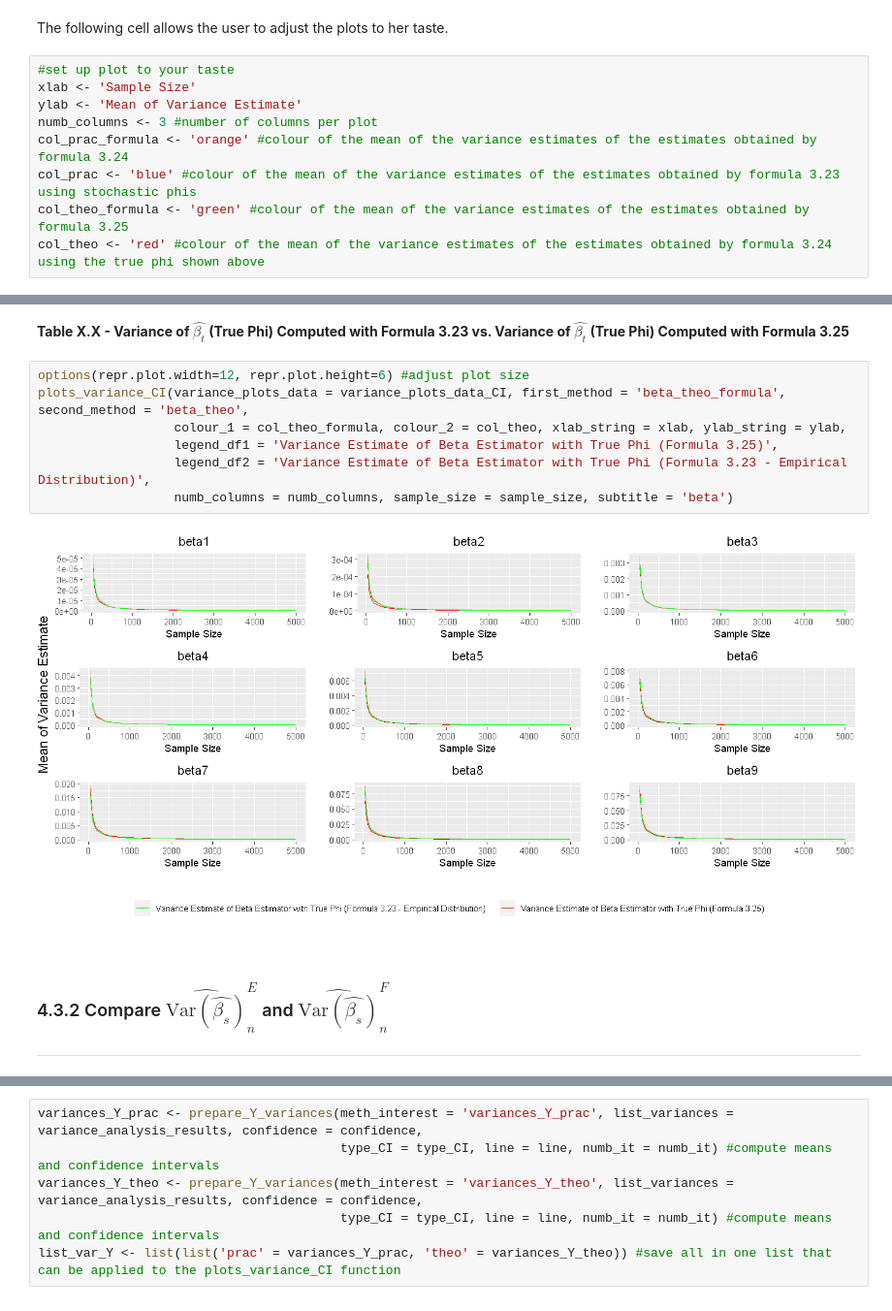
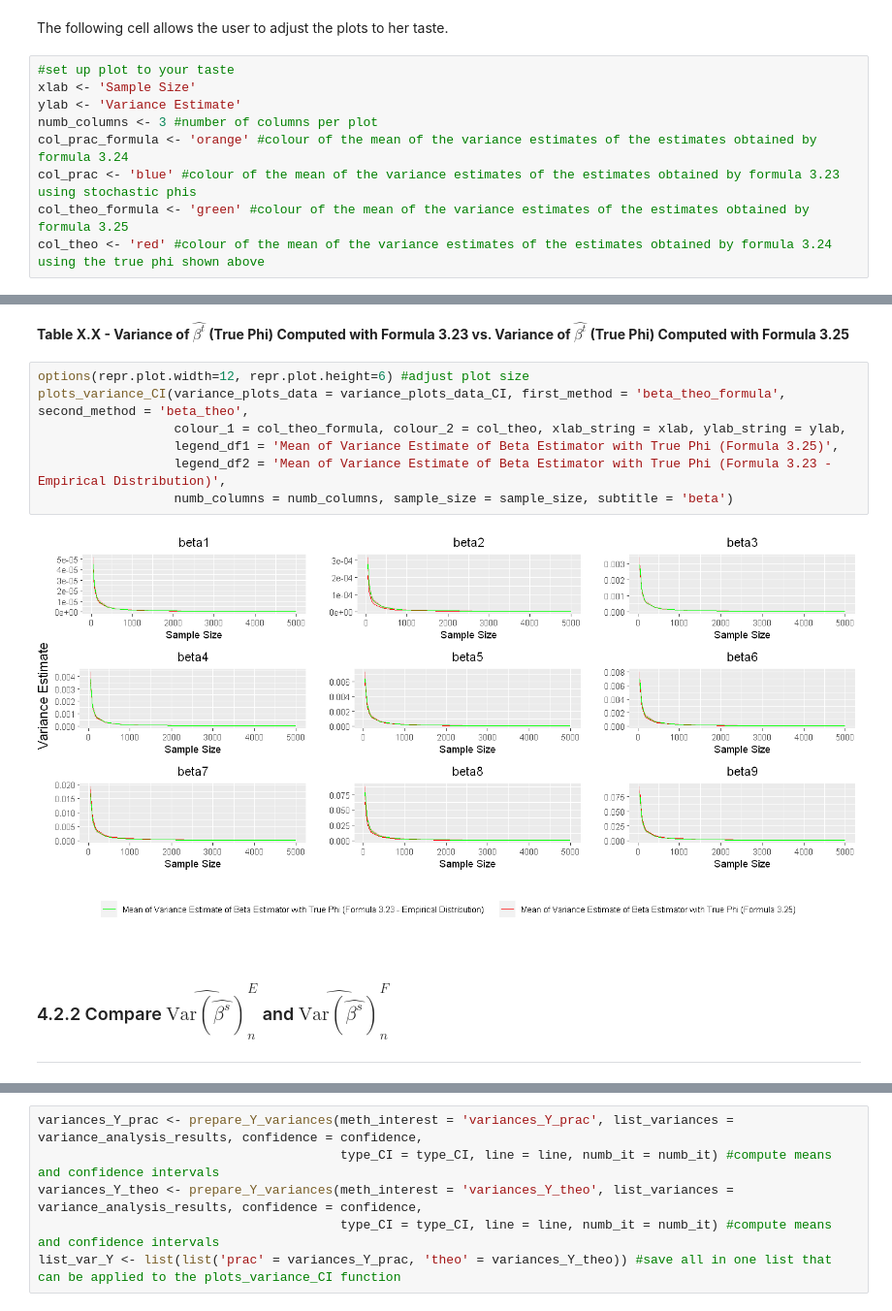
Before and after one commit to manuhuth/PCR-Parameter-Variance-Analysis, a Jupyter notebook: Notebooks/6Simulation.ipynb, the cells around one changed output, grey strips where cells are left out. Shown at 97% size. Drawn from its saved outputs; the diff is of its cells as text.

```diff
--- a/Notebooks/6Simulation.ipynb
+++ b/Notebooks/6Simulation.ipynb
@@ -159,7 +120,7 @@ The following cell allows the user to adjust the plots to her taste.
 # %%
 #set up plot to your taste
 xlab <- 'Sample Size'
-ylab <- 'Mean of Variance Estimate'
+ylab <- 'Variance Estimate'
 numb_columns <- 3 #number of columns per plot
 col_prac_formula <- 'orange' #colour of the mean of the variance estimates of the estimates obtained by formula 3.24
 col_prac <- 'blue' #colour of the mean of the variance estimates of the estimates obtained by formula 3.23 using stochastic phis
@@ -173,15 +137,15 @@ I plot the variances and the quantiles, even though the latter cannot be seen si
 # %% [markdown]
-**Table X.X - Variance of $\hat{\beta_t}$ (True Phi) Computed with Formula 3.23 vs. Variance of $\hat{\beta_t}$ (True Phi) Computed with Formula 3.25**
+**Table X.X - Variance of $\hat{\beta^t}$ (True Phi) Computed with Formula 3.23 vs. Variance of $\hat{\beta^t}$ (True Phi) Computed with Formula 3.25**
 # %%
 options(repr.plot.width=12, repr.plot.height=6) #adjust plot size
 plots_variance_CI(variance_plots_data = variance_plots_data_CI, first_method = 'beta_theo_formula', second_method = 'beta_theo',
                   colour_1 = col_theo_formula, colour_2 = col_theo, xlab_string = xlab, ylab_string = ylab,
-                  legend_df1 = 'Variance Estimate of Beta Estimator with True Phi (Formula 3.25)',
-                  legend_df2 = 'Variance Estimate of Beta Estimator with True Phi (Formula 3.23 - Empirical Distribution)',
+                  legend_df1 = 'Mean of Variance Estimate of Beta Estimator with True Phi (Formula 3.25)',
+                  legend_df2 = 'Mean of Variance Estimate of Beta Estimator with True Phi (Formula 3.23 - Empirical Distribution)',
                   numb_columns = numb_columns, sample_size = sample_size, subtitle = 'beta')
 # %% [output]
-[figure, old version]
+[figure, new version]
 # %% [markdown]
-### 4.3.2 Compare $\widehat{\text{Var}(\hat{\beta_s})}^E_{n}$ and $\widehat{\text{Var}(\hat{\beta_s})}^F_{n}$
+### 4.2.2 Compare $\widehat{\text{Var}(\hat{\beta^s})}^E_{n}$ and $\widehat{\text{Var}(\hat{\beta^s})}^F_{n}$
 ---
 # %% [markdown]
```
Also changed, not shown: parts of 26 cells of this notebook, 6 other files.
